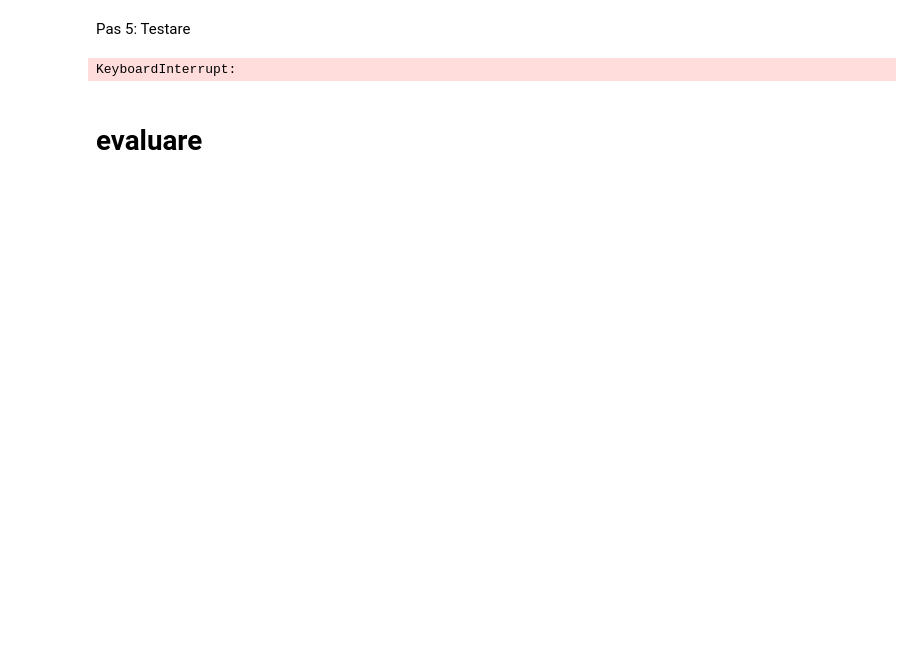
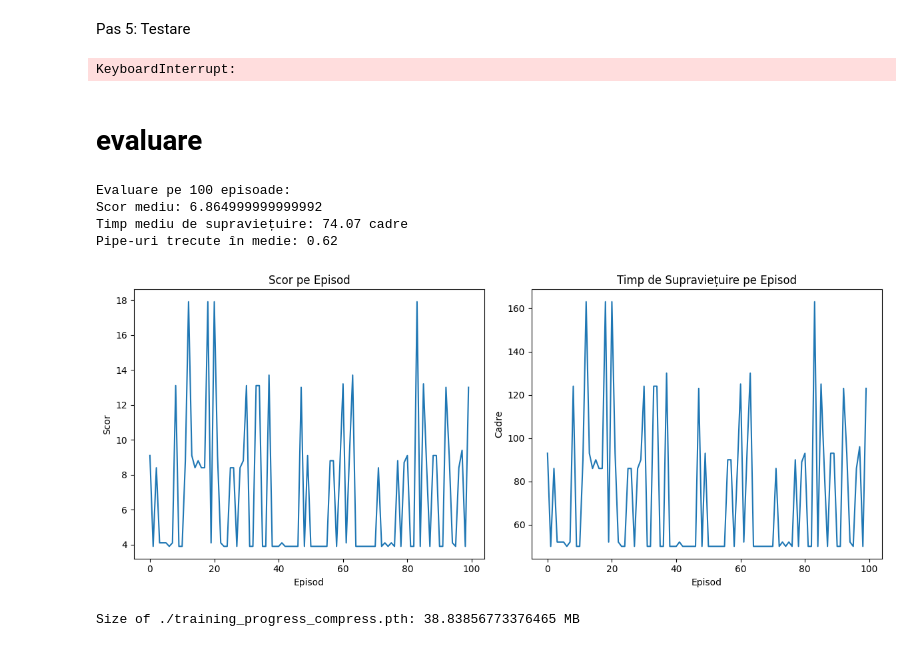
Before and after one commit to Simioniuc-Ionut/Neuronal-Network, a Jupyter notebook: Flappy_Bird_QLearning/ENV_Flappy_Bird.ipynb, the cells around one changed output. Saved outputs shown, nothing was run; the diff lists cells and outputs as text; code cells hidden in the pictures; blank space fills up the shorter version.

Commit message:
update training progress

```diff
--- a/Flappy_Bird_QLearning/ENV_Flappy_Bird.ipynb
+++ b/Flappy_Bird_QLearning/ENV_Flappy_Bird.ipynb
@@ -518,7 +534,7 @@ def update_actor(actor, actor_optimizer, log_prob, advantage):
 def update_critic(critic, critic_optimizer, state, td_target,critic_loss_fn):
     state_tensor = torch.FloatTensor(state).unsqueeze(0)
     td_target_tensor = torch.FloatTensor([td_target])
-    value = critic(state_tensor).squeeze(0)
+    value = critic(state_tensor)
     loss = critic_loss_fn(value, td_target_tensor)
     critic_optimizer.zero_grad()
     loss.backward()
@@ -564,14 +596,16 @@ for episode in range(num_episodes):
 # %%
 # vers 2
+
 import numpy as np
 
 # Hyperparametrii
 gamma = 0.99  # Discount factor
-epsilon = 0.3 # Valoarea inițială pentru explorare
+epsilon = 1.0  # Valoarea inițială pentru explorare
 epsilon_min = 0.1  # Valoarea minimă pentru explorare
 epsilon_decay = 0.995  # Rata de scădere a epsilonului
-num_episodes = 100
-
+num_episodes = 1000
+actor.train()
+critic.train()
 for episode in range(num_episodes):
     state = env.reset()[0]  # Resetăm mediul
     done = False
@@ -589,7 +623,7 @@ for episode in range(num_episodes):
             log_prob = torch.log(action_probs[0, action])
 
         # Executăm acțiunea în mediul de simulare
-        next_state, reward, done, _ , _ = env.step(action)
+        next_state, reward, done, _, _ = env.step(action)
 
         # Calculul centrului pipe-ului următor
         next_pipe_center = (state[4] + state[5]) / 2
@@ -619,4 +653,5 @@ for episode in range(num_episodes):
     epsilon = max(epsilon_min, epsilon * epsilon_decay)
 
     print(f"Episode {episode + 1}/{num_episodes}, Reward: {episode_reward}")
+env.close()
 # %% [output]
@@ -650,6 +685,11 @@ critic_optimizer2 = optim.Adam(critic2.parameters(), lr=0.001)
 
 # Funcția de pierdere pentru Critic
 critic_loss_fn2 = nn.MSELoss()
+# %%
+actor3 = Actor(state_dim, action_dim)
+critic3 = Critic(state_dim)
+actor_optimizer3 = optim.Adam(actor3.parameters(), lr=1e-04)
+critic_optimizer3 = optim.Adam(critic3.parameters(), lr=1e-03)
 # %%
 
 import numpy as np
@@ -755,14 +802,17 @@ Pas 5: Testare
 env = gymnasium.make("FlappyBird-v0", render_mode="human" , use_lidar=False)
 # print("Modelul Actor-Critic cu CNN",actor2)
 # print("Modelul Actor-Critic fara CNN",actor)
+actor2.eval()
+# critic2.eval()
 for i in range(10):
     state = env.reset()[0]
     done = False
     while not done:
-        action, _ = select_action_without_explore(state, actor2)
-        # print("action",action)
+        action, action_probs = select_action_without_explore(state, actor3)
+        # print("action_probs",action_probs , "action",action)
         state, reward, done, _,_= env.step(action)
         env.render()  # Vizualizăm episodul
+env.close()
 # %% [output]
 KeyboardInterrupt:
 # %% [markdown]
@@ -804,31 +854,39 @@ def evaluate_model(env, actor, num_eval_episodes=100):
     avg_pipes = np.mean(pipes_passed)
 
     print(f"Evaluare pe {num_eval_episodes} episoade:")
     print(f"Scor mediu: {avg_score}")
     print(f"Timp mediu de supraviețuire: {avg_survival} cadre")
     print(f"Pipe-uri trecute în medie: {avg_pipes}")
 
     return scores, survival_times, pipes_passed
 
+
+env = gymnasium.make("FlappyBird-v0", render_mode="rgb_array" , use_lidar=False)
 # După antrenare:
-scores, survival_times, pipes_passed = evaluate_model(env, actor)
+scores, survival_times, pipes_passed = evaluate_model(env, actor3)
 
 # Vizualizare
 plt.figure(figsize=(12, 5))
 
 # Recompensa medie
 plt.subplot(1, 2, 1)
 plt.plot(scores)
 plt.title("Scor pe Episod")
 plt.xlabel("Episod")
 plt.ylabel("Scor")
 
 # Supraviețuirea medie
 plt.subplot(1, 2, 2)
 plt.plot(survival_times)
 plt.title("Timp de Supraviețuire pe Episod")
 plt.xlabel("Episod")
 plt.ylabel("Cadre")
 
 plt.tight_layout()
 plt.show()
+# %% [output]
+Evaluare pe 100 episoade:
+Scor mediu: 6.864999999999992
+Timp mediu de supraviețuire: 74.07 cadre
+Pipe-uri trecute în medie: 0.62
+[figure, added]
@@ -834,0 +955,14 @@ plt.show()
+# %%
+import os
+def get_file_size(file_path):
+    size = os.path.getsize(file_path)
+    return size
+
+file1 = './training_progress_compress.pth'
+
+
+size1 = get_file_size(file1)
+
+print(f"Size of {file1}: {size1 / (1024 * 1024)} MB")
+# %% [output]
+Size of ./training_progress_compress.pth: 38.83856773376465 MB
```
Also changed, not shown: parts of 20 cells of this notebook, 1 other file.
